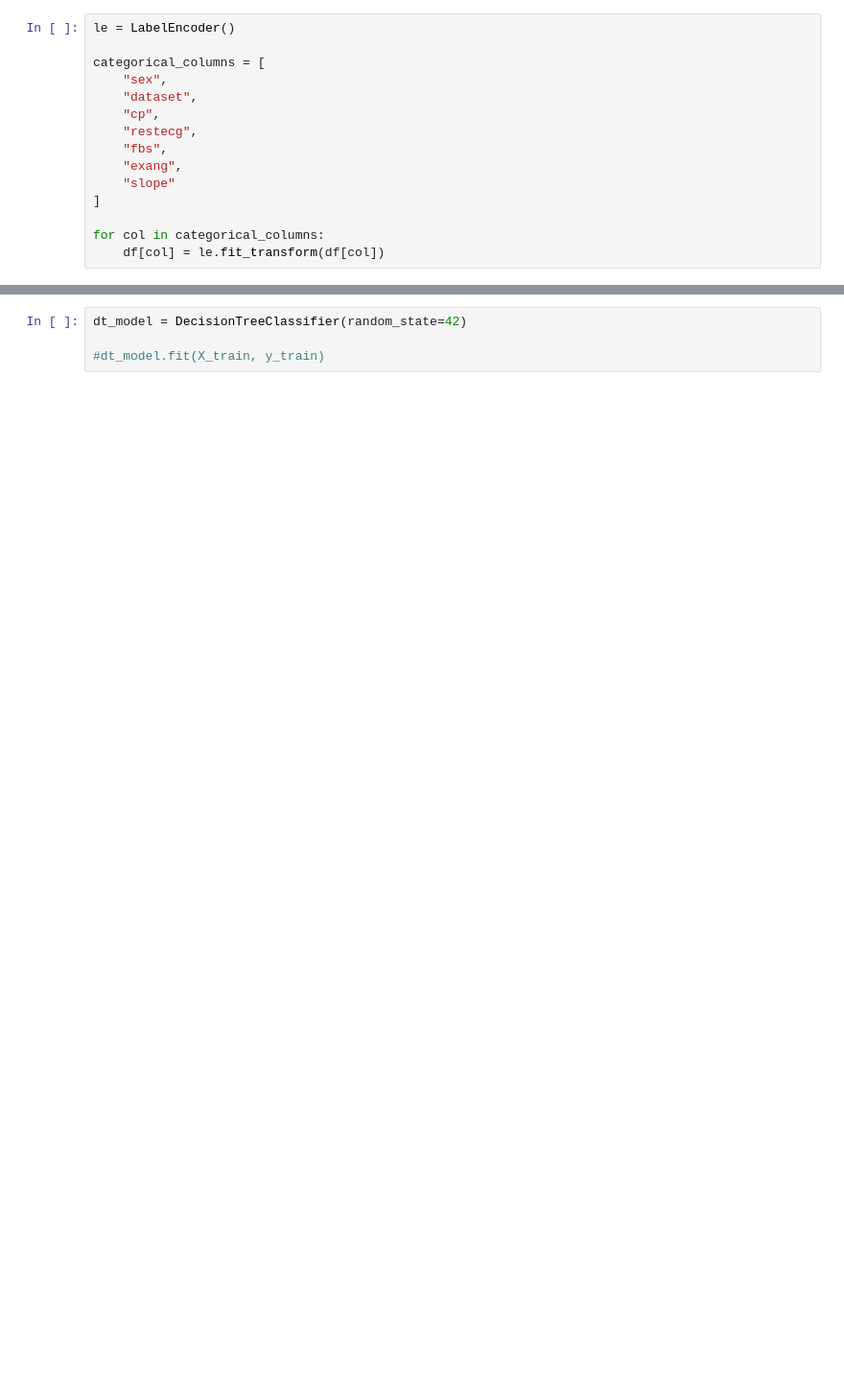
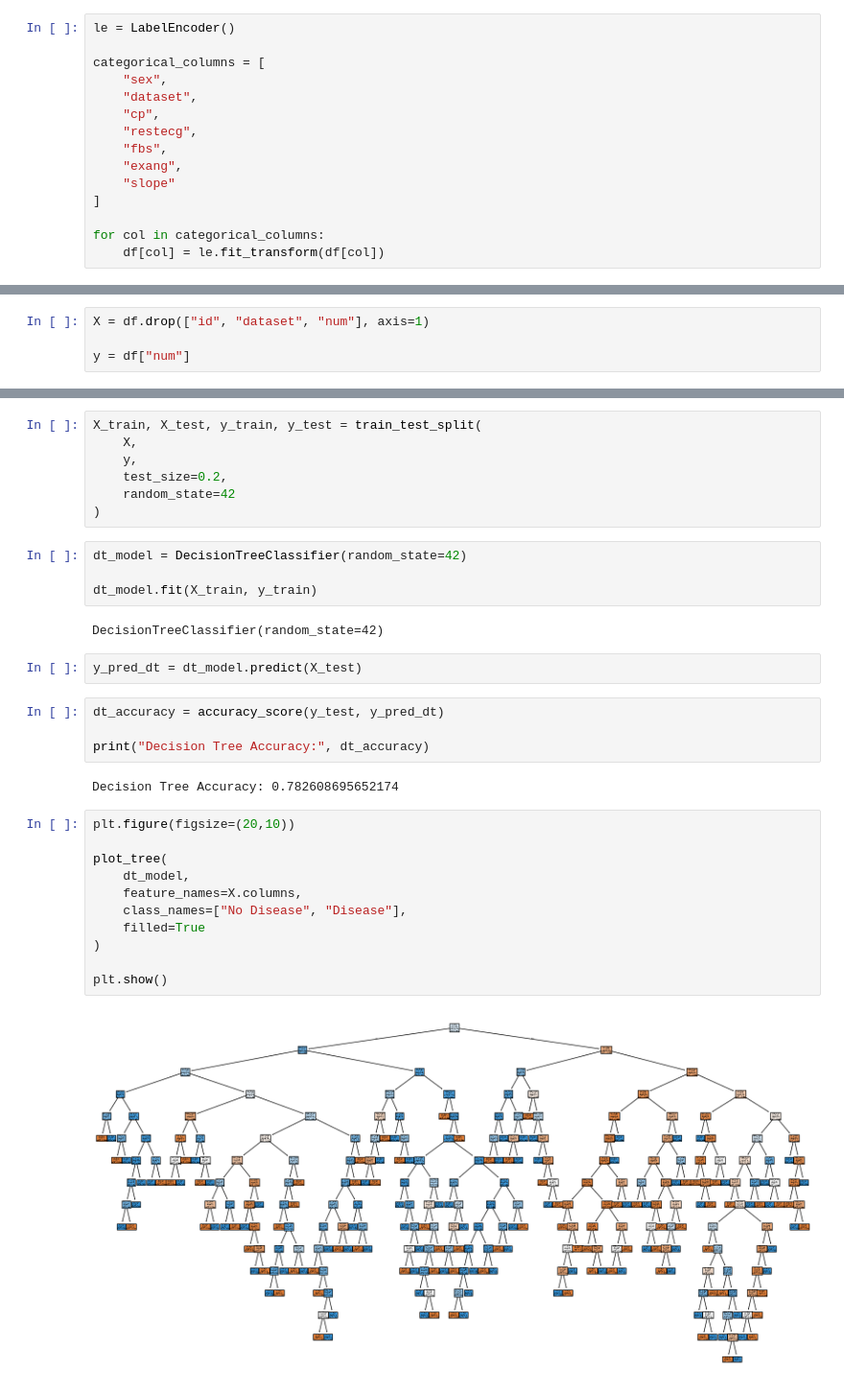
Before and after one commit to srkr12/AI_Machine_learning_task5, a Jupyter notebook: Task_five.ipynb, the cells around one changed output, grey strips where cells are left out. Shown at 96% size. Drawn from its saved outputs; the diff is of its cells as text; blank space fills up the shorter version.

```diff
--- a/Task_five.ipynb
+++ b/Task_five.ipynb
@@ -54,0 +125,4 @@ print(df.head())
+# %%
+X = df.drop(["id", "dataset", "num"], axis=1)
+
+y = df["num"]
@@ -55,4 +146,34 @@ print(df.head())
+# %%
+X_train, X_test, y_train, y_test = train_test_split(
+    X,
+    y,
+    test_size=0.2,
+    random_state=42
+)
 # %%
 dt_model = DecisionTreeClassifier(random_state=42)
 
-#dt_model.fit(X_train, y_train)
+dt_model.fit(X_train, y_train)
+# %% [output]
+DecisionTreeClassifier(random_state=42)
+# %%
+y_pred_dt = dt_model.predict(X_test)
+# %%
+dt_accuracy = accuracy_score(y_test, y_pred_dt)
+
+print("Decision Tree Accuracy:", dt_accuracy)
+# %% [output]
+Decision Tree Accuracy: 0.782608695652174
+# %%
+plt.figure(figsize=(20,10))
+
+plot_tree(
+    dt_model,
+    feature_names=X.columns,
+    class_names=["No Disease", "Disease"],
+    filled=True
+)
+
+plt.show()
+# %% [output]
+[figure, added]
```
Also changed, not shown: parts of 13 cells of this notebook, 2 other files.
